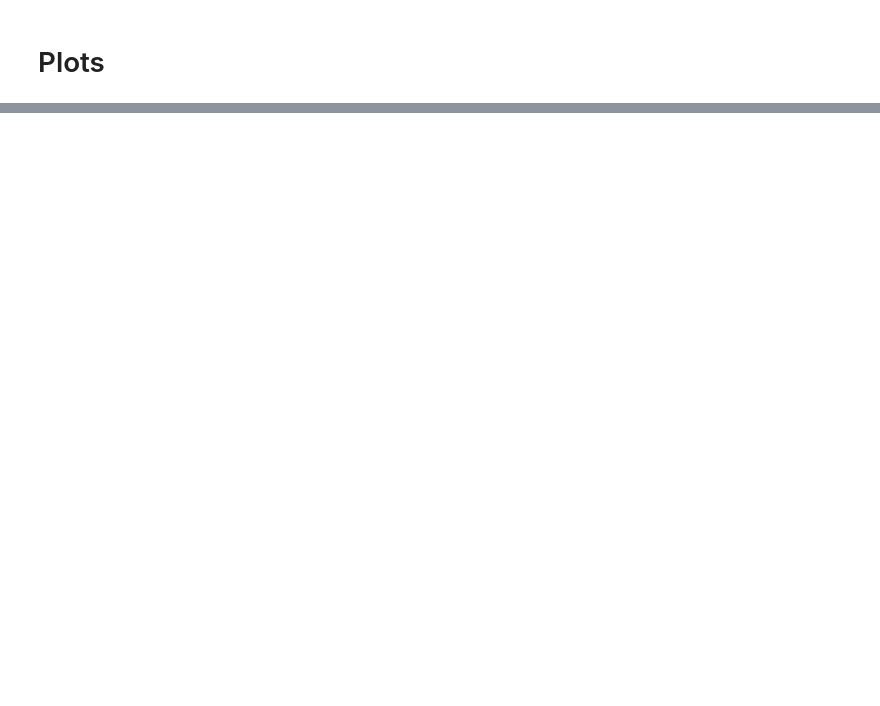
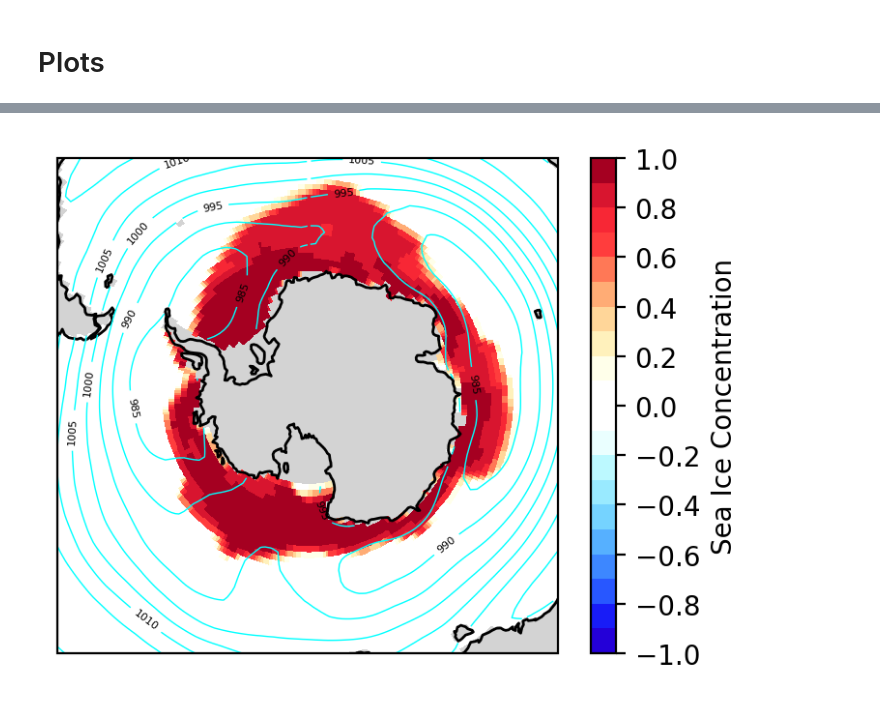
Before and after one commit to bobby-payne/icepack, a Jupyter notebook: Spatial Plots.ipynb, the cells around one changed output, grey strips where cells are left out. Saved outputs shown, nothing was run; the diff lists cells and outputs as text; code cells hidden in the pictures; blank space fills up the shorter version.

```diff
--- a/Spatial Plots.ipynb
+++ b/Spatial Plots.ipynb
@@ -36,5 +49,21 @@ method = 'mean'
 daterange = (1889,3019)
 sic_anom_Had2CIS = remove_trend(sic_Had2CIS,'SICN',method=method,ref_period=daterange)
 psl_anom_ERA5 = remove_trend(psl_ERA5,'psl',method=method,ref_period=daterange)
+# %%
+sic_path = "../data/model/CanESM5/nudge/winds_195001-202112/sic_1x1/siconc_SImon_CanESM5_01_historical_r1i1p1f1_gn_195001-202112_1x1.nc"
+psl_path = "../data/model/CanESM5/nudge/winds_195001-202112/psl_1x1/psl_Amon_CanESM5-rsk2052-01_historical_r1i1p1f1_gn_195001-202112_1x1.nc"
+
+# open data
+sic_CanESM5 = format_time_coord(xr.open_dataset(sic_path),'1950-01','2021-12',freq='M')
+psl_CanESM5 = format_time_coord(xr.open_dataset(psl_path),'1950-01','2021-12',freq='M')
+sic_CanESM5['siconc'] *= 1e-2   # decimal to percent
+psl_CanESM5['psl'] *= 1e-2      # Convert to hectopascals
+psl_CanESM5['psl'] = psl_CanESM5['psl'].where(~np.isnan(mask.mask), other=np.nan)
+
+# calculate anomalies
+method = 'mean'
+daterange = (1889,3019)
+sic_anom_CanESM5 = remove_trend(sic_CanESM5,'siconc',method=method,ref_period=daterange)
+psl_anom_CanESM5 = remove_trend(psl_CanESM5,'psl',method=method,ref_period=daterange)
 # %% [markdown]
 # Plots
@@ -130,0 +121,4 @@ plot_fields([sicfields,pslfields],['SICN','psl'],clevels=psllevels)
+# %%
+fieldplot(sic_CanESM5,psl_CanESM5)
+# %% [output]
+[figure, added]
```
Also changed, not shown: parts of 11 cells of this notebook, 3 other files.
